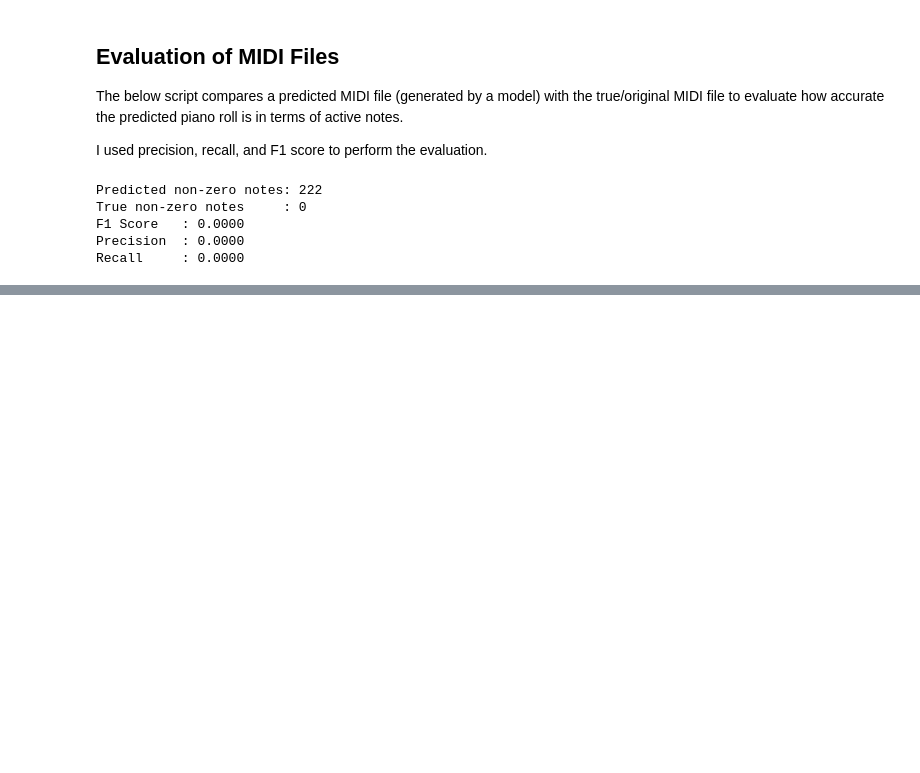
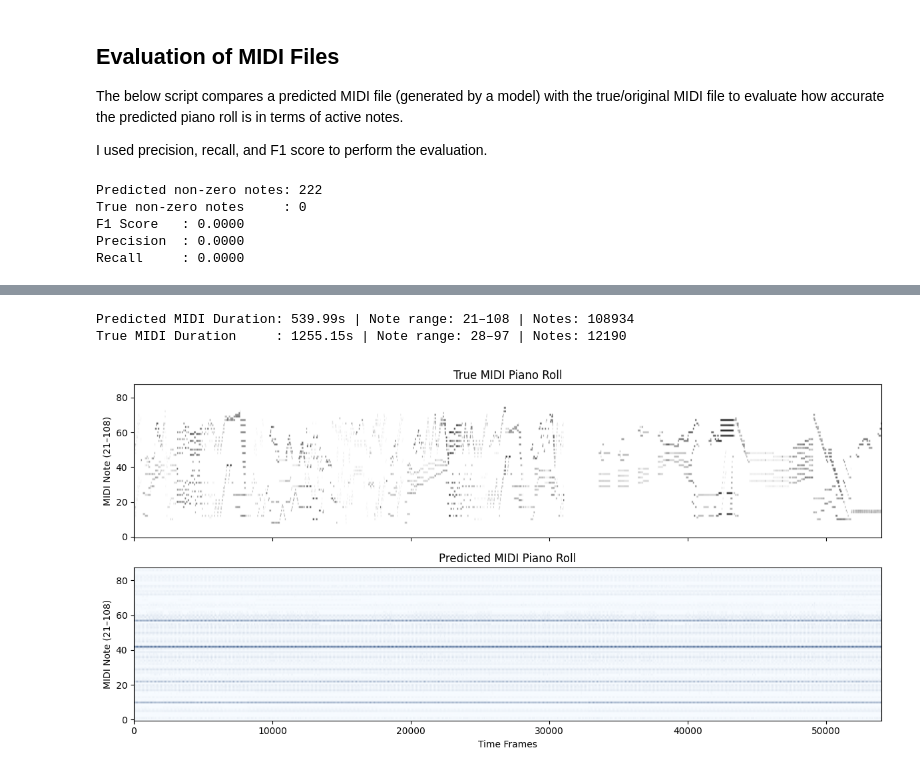
Before and after one commit to monobinab-source/ai-ml, a Jupyter notebook: emeritus-ai-ml/music_transcribe/test_music_transcription.ipynb, the cells around one changed output, grey strips where cells are left out. Cells and saved outputs as stored; diff of their text form; code cells hidden in the pictures; blank space fills up the shorter version.

```diff
--- a/emeritus-ai-ml/music_transcribe/test_music_transcription.ipynb
+++ b/emeritus-ai-ml/music_transcribe/test_music_transcription.ipynb
@@ -367,0 +534,52 @@ Recall     : 0.0000
+# %%
+import pretty_midi
+import matplotlib.pyplot as plt
+import numpy as np
+
+# File paths
+predicted_midi_path = "/tmp/predicted_full_MIDI-Unprocessed_Chamber1_MID--AUDIO_07_R3_2018_wav--2.midi"
+true_midi_path = "/tmp/MIDI-Unprocessed_Chamber1_MID--AUDIO_07_R3_2018_wav--2.midi"
+
+# Load MIDI files
+pred_midi = pretty_midi.PrettyMIDI(predicted_midi_path)
+true_midi = pretty_midi.PrettyMIDI(true_midi_path)
+
+# Get piano rolls
+fs = 100  # frames per second
+pred_roll = pred_midi.get_piano_roll(fs=fs)[21:109]
+true_roll = true_midi.get_piano_roll(fs=fs)[21:109]
+
+# Get durations
+pred_duration = pred_midi.get_end_time()
+true_duration = true_midi.get_end_time()
+
+# Get note pitch ranges
+def get_note_range(pm):
+    notes = [n.pitch for ins in pm.instruments for n in ins.notes]
+    return min(notes), max(notes), len(notes)
+
+pred_min, pred_max, pred_count = get_note_range(pred_midi)
+true_min, true_max, true_count = get_note_range(true_midi)
+
+# Print summary
+print(f"Predicted MIDI Duration: {pred_duration:.2f}s | Note range: {pred_min}–{pred_max} | Notes: {pred_count}")
+print(f"True MIDI Duration     : {true_duration:.2f}s | Note range: {true_min}–{true_max} | Notes: {true_count}")
+
+# Plot piano rolls
+fig, axs = plt.subplots(2, 1, figsize=(12, 6), sharex=True)
+
+axs[0].imshow(true_roll, origin='lower', aspect='auto', cmap='Greys')
+axs[0].set_title("True MIDI Piano Roll")
+axs[0].set_ylabel("MIDI Note (21–108)")
+
+axs[1].imshow(pred_roll, origin='lower', aspect='auto', cmap='Blues')
+axs[1].set_title("Predicted MIDI Piano Roll")
+axs[1].set_xlabel("Time Frames")
+axs[1].set_ylabel("MIDI Note (21–108)")
+
+plt.tight_layout()
+plt.show()
+# %% [output]
+Predicted MIDI Duration: 539.99s | Note range: 21–108 | Notes: 108934
+True MIDI Duration     : 1255.15s | Note range: 28–97 | Notes: 12190
+[figure, added]
```
Also changed, not shown: parts of 11 cells of this notebook.
